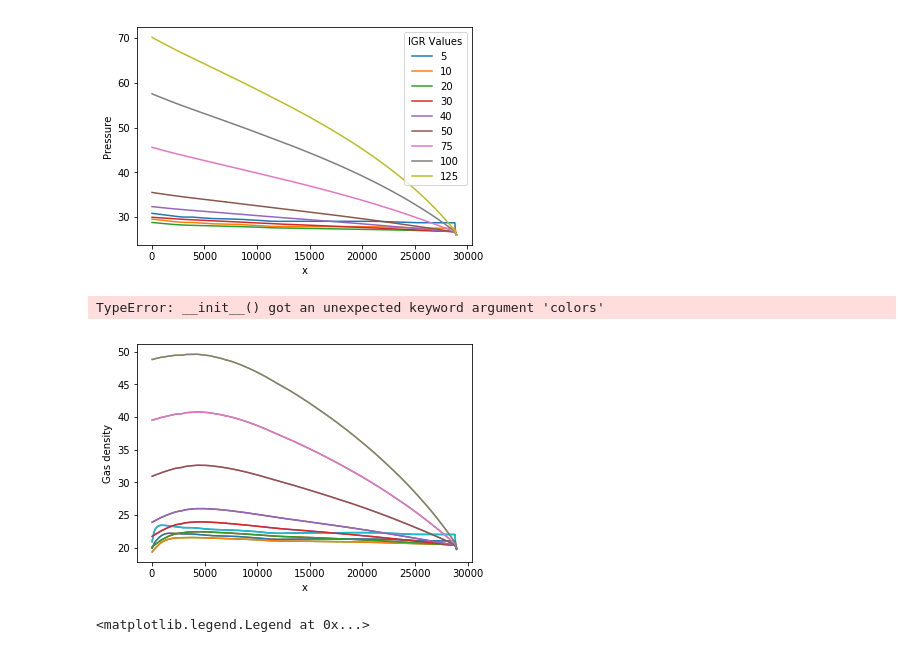
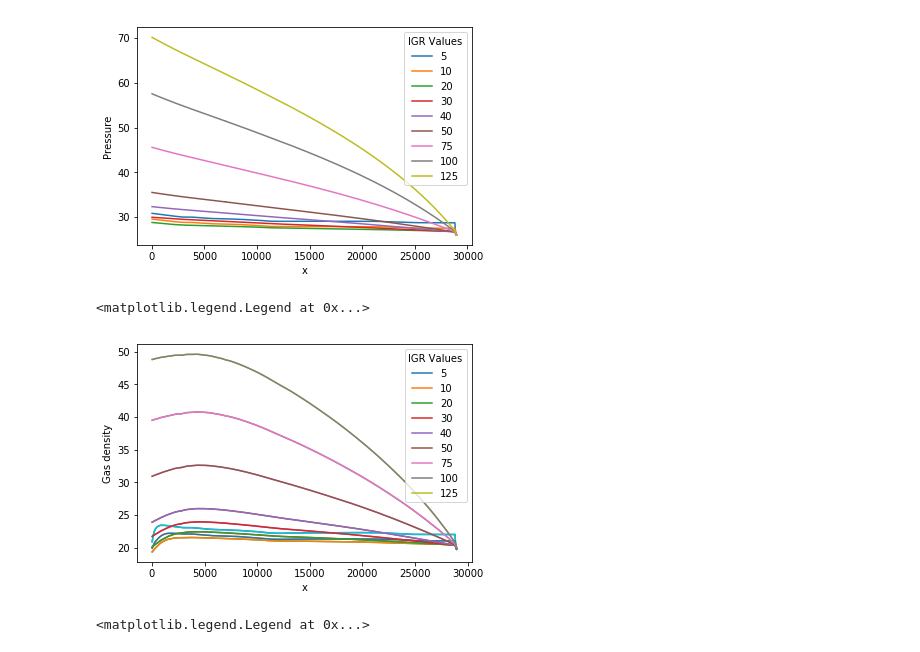
Before and after one commit to matwizard/pipeline, a Jupyter notebook: Pipeline.ipynb, the cells around one changed output. Saved outputs shown, nothing was run; the diff lists cells and outputs as text; code cells hidden in the pictures.

```diff
--- a/Pipeline.ipynb
+++ b/Pipeline.ipynb
@@ -64,14 +64,14 @@ plt.legend(title='IGR Values', labels=labels, loc='upper right')
 # %%
 x = arr[1,:,0]
 y = arr[1,:,1:]
 plt.plot(x,y)
 plt.plot(x,y)
 plt.xlabel("x")
 plt.ylabel("Gas density")
-plt.legend(title='IGR Values', labels=labels, ,loc='upper right')
+plt.legend(title='IGR Values', labels=labels ,loc='upper right')
 # %% [output]
-TypeError: __init__() got an unexpected keyword argument 'colors'
+<matplotlib.legend.Legend at 0x...>
-[figure, old version]
+[figure, new version]
 # %%
 x = arr[2,:,0]
 y = arr[2,:,1:]
```
